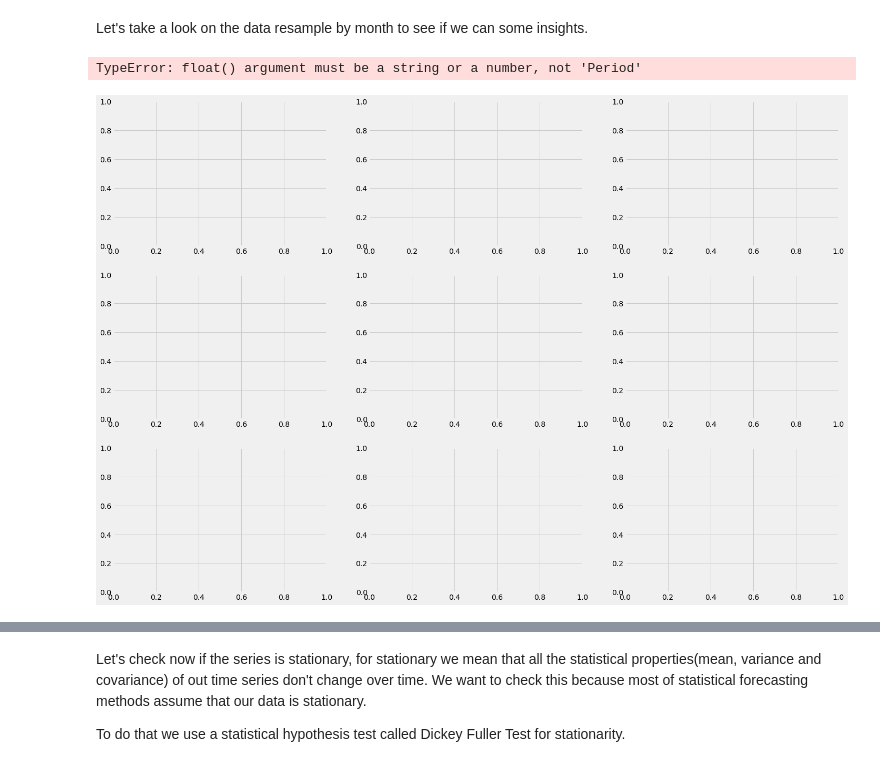
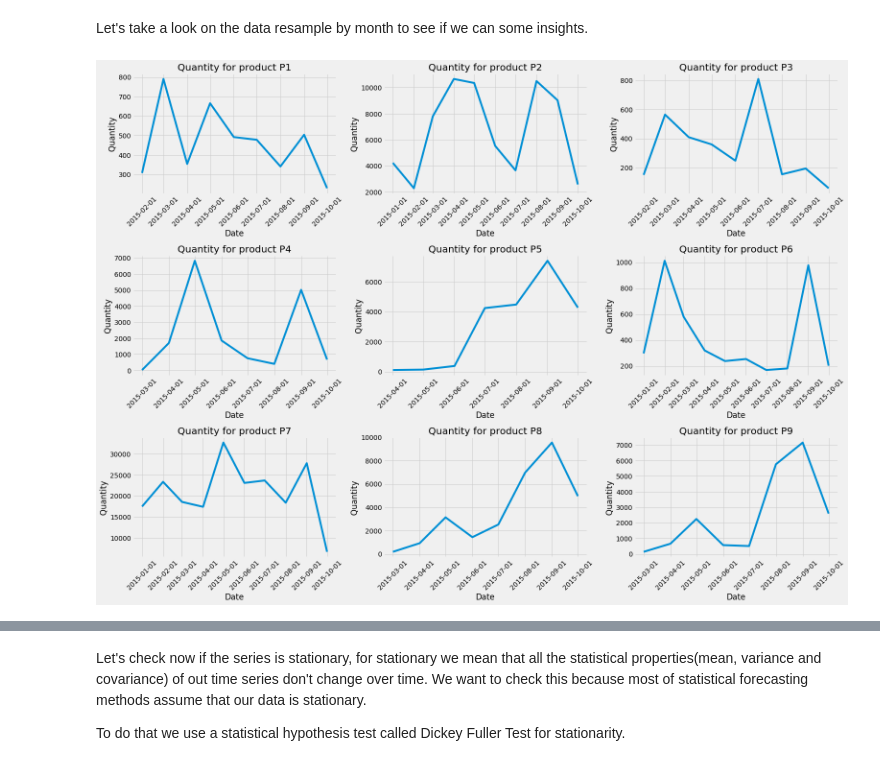
Before and after one commit to oliveirabruno92/Sales-Forecast, a Jupyter notebook: Analysis/Analysis.ipynb, the cells around one changed output, grey strips where cells are left out. Drawn from its saved outputs; the diff is of its cells as text; code cells hidden in the pictures.

```diff
--- a/Analysis/Analysis.ipynb
+++ b/Analysis/Analysis.ipynb
@@ -264,12 +305,12 @@ for i in range(3):
     for j in range(3):
         ts = sales[sales['prod_id'] == products[k]]
         ts = ts.resample('D').sum()['qty_order']
-        ts.fillna(method='bfill', inplace=True)
 
-        ts.plot(ax=ax[i,j], label='Quantity for product {}'.format(products[k]))
+        ax[i,j].plot(ts.index, ts)
+        ax[i,j].set_title('Quantity for product {}'.format(products[k]))
         ax[i,j].set_xlabel('Date')
         ax[i,j].set_ylabel('Quantity')
-        ax[i,j].legend()
+        ax[i,j].set_xticklabels(ts.index.astype(str), rotation=45)
 
         k+=1
 
@@ -288,11 +328,13 @@ for i in range(3):
     for j in range(3):
         ts = sales[sales['prod_id'] == products[k]]['revenue']
         ts = ts.resample('D').mean()
+        ts.fillna(method='ffill', inplace=True)
 
-        ts.plot(ax=ax[i,j], label='Revenue for product {}'.format(products[k]))
+        ax[i,j].plot(ts.index, ts)
+        ax[i,j].set_title('Revenue for product {}'.format(products[k]))
         ax[i,j].set_xlabel('Date')
         ax[i,j].set_ylabel('Revenue')
-        ax[i,j].legend()
+        ax[i,j].set_xticklabels(ts.index.astype(str), rotation=45)
 
         k+=1
 
@@ -384,24 +503,24 @@ Let's take a look on the data resample by month to see if we can some insights.
 # %%
 fig, ax = plt.subplots(nrows=3, ncols=3, figsize=(22, 16))
 
 products = sales['prod_id'].sort_values().unique()
 k = 0
 for i in range(3):
     for j in range(3):
         ts = sales[sales['prod_id'] == products[k]]['qty_order']
-        ts = ts.resample('MS').agg({'qty_order': 'sum', 'revenue': 'mean'})
+        ts = ts.resample('MS').sum()
 
-        ts['qty_order'].plot(ax=ax[i,j], label='Quantity for product {}'.format(products[k]))
+        ax[i,j].plot(ts.index, ts)
+        ax[i,j].set_title('Quantity for product {}'.format(products[k]))
         ax[i,j].set_xlabel('Date')
         ax[i,j].set_ylabel('Quantity')
-        ax[i,j].legend()
+        ax[i,j].set_xticklabels(ts.index.astype(str), rotation=45)
 
         k+=1
 
         plt.tight_layout()
 # %% [output]
-TypeError: float() argument must be a string or a number, not 'Period'
-[figure, old version]
+[figure, new version]
 # %%
 fig, ax = plt.subplots(nrows=3, ncols=3, figsize=(22, 16))
 
```
Also changed, not shown: parts of 38 cells of this notebook, 1 other file.
